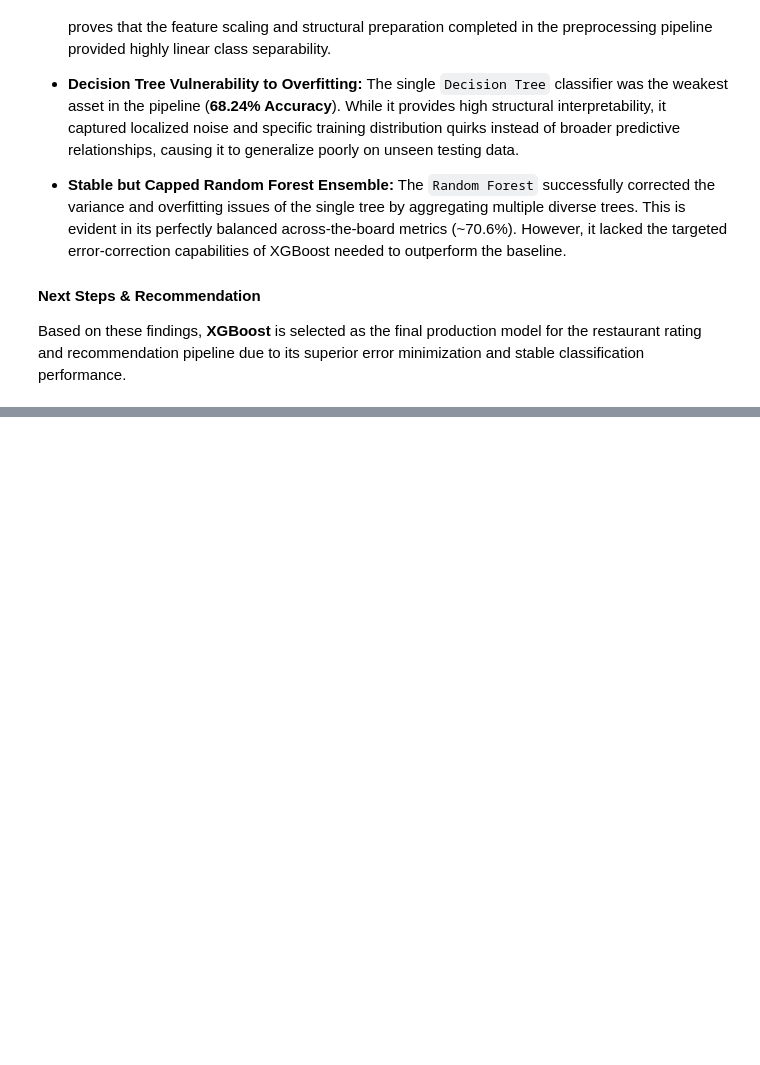
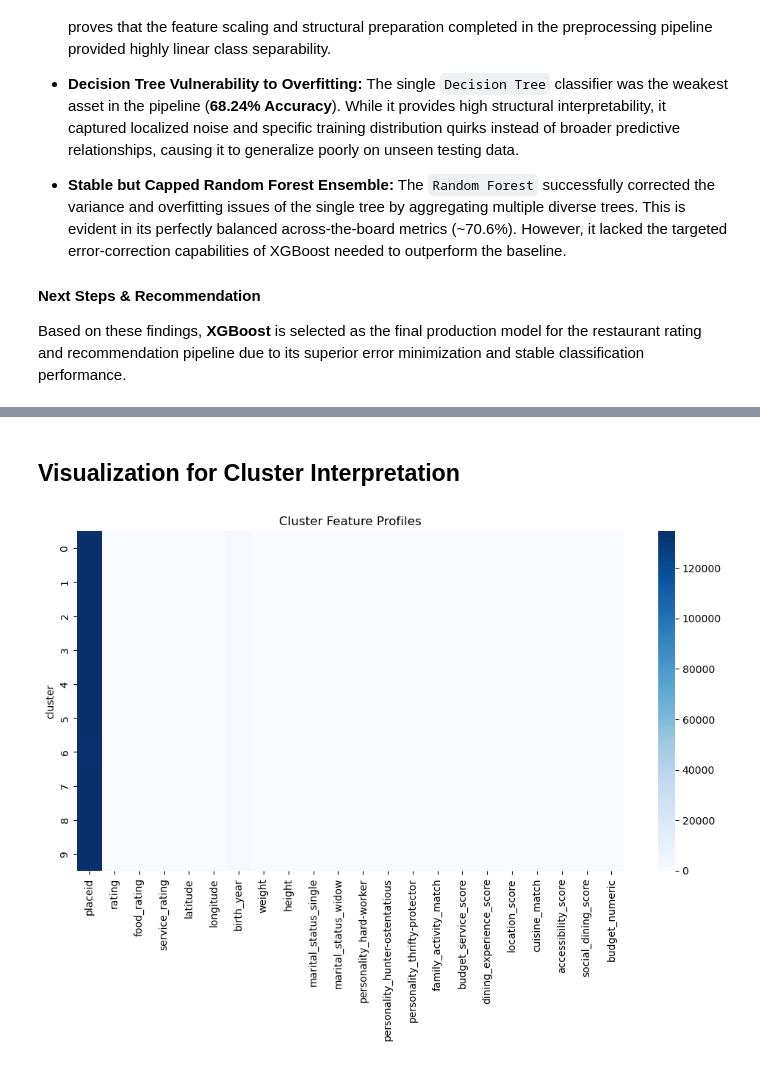
Before and after one commit to angiew63/Restaurant-Customer-Analytics, a Jupyter notebook: notebooks/04_advanced_ml_clustering.ipynb, the cells around one changed output, grey strips where cells are left out. Cells and saved outputs as stored; diff of their text form; code cells hidden in the pictures; blank space fills up the shorter version.

```diff
--- a/notebooks/04_advanced_ml_clustering.ipynb
+++ b/notebooks/04_advanced_ml_clustering.ipynb
@@ -281,0 +387,22 @@ Based on these findings, **XGBoost** is selected as the final production model f
+# %%
+optimal_k = 10
+
+kmeans = KMeans(
+    n_clusters=optimal_k,
+    random_state=42,
+    n_init=10
+)
+
+kmeans_labels = kmeans.fit_predict(X_cluster)
+
+cluster_data['cluster'] = kmeans_labels
+
+cluster_data['cluster'].value_counts()
+
+# Evaluate K-Means Clustering with silhouette score
+kmeans_silhouette = silhouette_score(
+    X_cluster,
+    kmeans_labels
+)
+
+print(f"K-Means Silhouette Score: {kmeans_silhouette:.4f}")
@@ -281,0 +530,10 @@ Based on these findings, **XGBoost** is selected as the final production model f
+# %%
+analysis_df = df.copy()
+
+analysis_df['cluster'] = kmeans_labels
+
+cluster_profile = analysis_df.groupby('cluster').mean(
+    numeric_only=True
+)
+
+cluster_profile.round(2)
@@ -281,0 +574,15 @@ Based on these findings, **XGBoost** is selected as the final production model f
+# %% [markdown]
+## Visualization for Cluster Interpretation
+# %%
+plt.figure(figsize=(12,6))
+
+sns.heatmap(
+    cluster_profile.round(2),
+    cmap='Blues',
+    annot=False
+)
+
+plt.title("Cluster Feature Profiles")
+plt.show()
+# %% [output]
+[figure, added]
```
Also changed, not shown: parts of 23 cells of this notebook.
